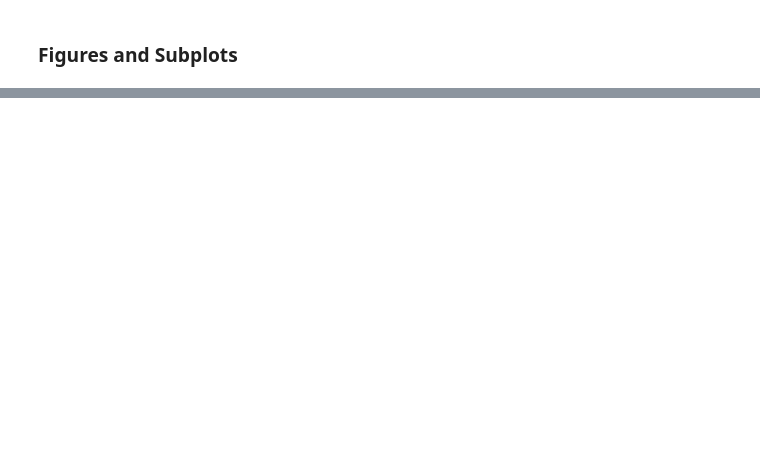
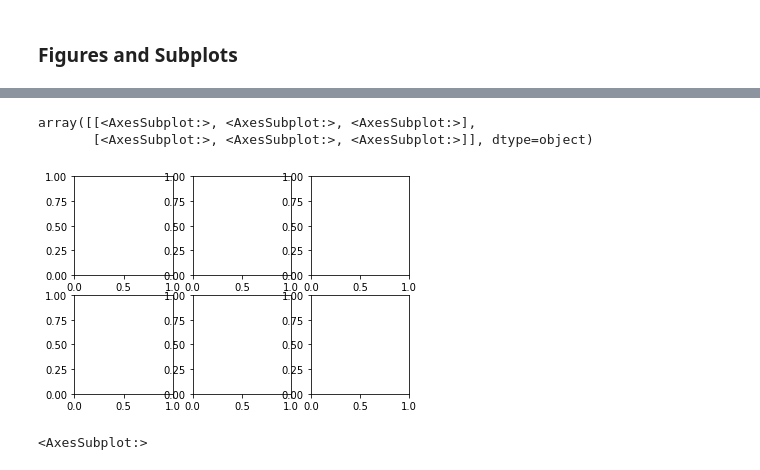
Before and after one commit to emuro/books, a Jupyter notebook: python/pydata-book/ch09_EM.ipynb, the cells around one changed output, grey strips where cells are left out. Saved outputs shown, nothing was run; the diff lists cells and outputs as text; code cells hidden in the pictures; blank space fills up the shorter version.

```diff
--- a/python/pydata-book/ch09_EM.ipynb
+++ b/python/pydata-book/ch09_EM.ipynb
@@ -27,0 +45,12 @@ fig = plt.figure()
+# %%
+#fig, axes = plt.subplots(2, 3, sharex=True, sharey=True)
+fig, axes = plt.subplots(2, 3)
+axes
+# %% [output]
+array([[<AxesSubplot:>, <AxesSubplot:>, <AxesSubplot:>],
+       [<AxesSubplot:>, <AxesSubplot:>, <AxesSubplot:>]], dtype=object)
+[figure, added]
+# %%
+axes[0,2]
+# %% [output]
+<AxesSubplot:>
```
Also changed, not shown: parts of 18 cells of this notebook.
